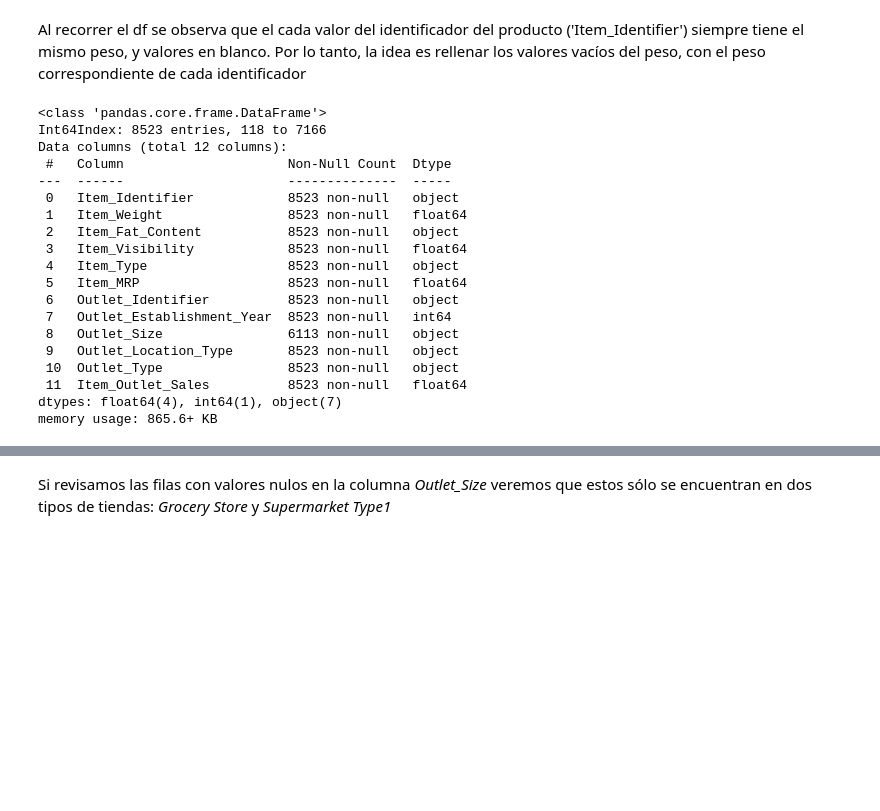
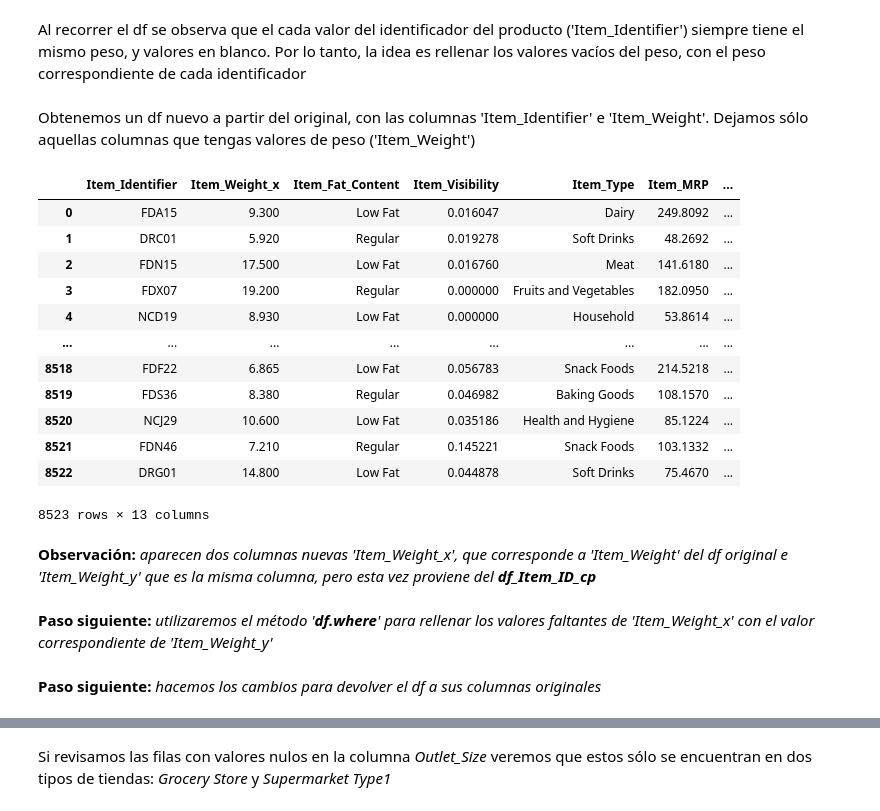
Before and after one commit to javierexe/predicciones-de-ventas, a Jupyter notebook: Proyecto_1.ipynb, the cells around one changed output, grey strips where cells are left out. Saved outputs shown, nothing was run; the diff lists cells and outputs as text; code cells hidden in the pictures; blank space fills up the shorter version.

```diff
--- a/Proyecto_1.ipynb
+++ b/Proyecto_1.ipynb
@@ -125,35 +141,31 @@ dtype: int64
 # %% [markdown]
 Al recorrer el df se observa que el cada valor del identificador del producto ('Item_Identifier') siempre tiene el mismo peso, y valores en blanco.
 Por lo tanto, la idea es rellenar los valores vacíos del peso, con el peso correspondiente de cada identificador
-# %%
-#Ordenamos el df por los valores de 'Item_Identifier' y por 'Item_Weight'
-df.sort_values(['Item_Identifier', 'Item_Weight'], ascending=True, inplace=True)
-#df_item.isna().sum()
-# %%
-#con el df ya ordenado, reemplazamos los valores NaN con el método 'ffill' de .fillna()
-#Éste rellena los valores faltantes hacia a bajo reemplazándolos con el último valor no Nulodf['Item_Weight'].fillna(method= 'ffill', inplace=True)
-#df2[['Discount','Fee']] =  df[['Discount','Fee']].fillna('0')
-df['Item_Weight'].fillna(method='ffill', inplace=True)
-# %%
-#rellenamos correctamente los valores nulos de la columna 'Item_Weight'
-df.info()
-# %% [output]
-<class 'pandas.core.frame.DataFrame'>
-Int64Index: 8523 entries, 118 to 7166
-Data columns (total 12 columns):
- #   Column                     Non-Null Count  Dtype
----  ------                     --------------  -----
- 0   Item_Identifier            8523 non-null   object
- 1   Item_Weight                8523 non-null   float64
- 2   Item_Fat_Content           8523 non-null   object
- 3   Item_Visibility            8523 non-null   float64
- 4   Item_Type                  8523 non-null   object
- 5   Item_MRP                   8523 non-null   float64
- 6   Outlet_Identifier          8523 non-null   object
- 7   Outlet_Establishment_Year  8523 non-null   int64
- 8   Outlet_Size                6113 non-null   object
- 9   Outlet_Location_Type       8523 non-null   object
- 10  Outlet_Type                8523 non-null   object
- 11  Item_Outlet_Sales          8523 non-null   float64
-dtypes: float64(4), int64(1), object(7)
-memory usage: 865.6+ KB
+# %% [markdown]
+Obtenemos un df nuevo a partir del original, con las columnas 'Item_Identifier' e 'Item_Weight'. Dejamos sólo aquellas columnas que tengas valores de peso ('Item_Weight')
+# %%
+# el nuevo df lo llamaremos df_Item_ID_cp
+df_Item_ID_cp = df[['Item_Identifier', 'Item_Weight']]
+df_Item_ID = df_Item_ID_cp[df['Item_Weight'].notna()].drop_duplicates()
+# %%
+# combinamos ambos df (merge) para traer los pesos de cada item
+df = pd.merge(df, df_Item_ID, on ='Item_Identifier', how ='left')
+df
+# %% [output]
+|  | Item_Identifier | Item_Weight_x | Item_Fat_Content | Item_Visibility | Item_Type | Item_MRP | ... |
+| 0 | FDA15 | 9.300 | Low Fat | 0.016047 | Dairy | 249.8092 | ... |
+| 1 | DRC01 | 5.920 | Regular | 0.019278 | Soft Drinks | 48.2692 | ... |
+| 2 | FDN15 | 17.500 | Low Fat | 0.016760 | Meat | 141.6180 | ... |
+| 3 | FDX07 | 19.200 | Regular | 0.000000 | Fruits and Vegetables | 182.0950 | ... |
+| 4 | NCD19 | 8.930 | Low Fat | 0.000000 | Household | 53.8614 | ... |
+| ... | ... | ... | ... | ... | ... | ... | ... |
+| 8518 | FDF22 | 6.865 | Low Fat | 0.056783 | Snack Foods | 214.5218 | ... |
+| 8519 | FDS36 | 8.380 | Regular | 0.046982 | Baking Goods | 108.1570 | ... |
+| 8520 | NCJ29 | 10.600 | Low Fat | 0.035186 | Health and Hygiene | 85.1224 | ... |
+| 8521 | FDN46 | 7.210 | Regular | 0.145221 | Snack Foods | 103.1332 | ... |
+| 8522 | DRG01 | 14.800 | Low Fat | 0.044878 | Soft Drinks | 75.4670 | ... |
+8523 rows × 13 columns
+# %% [markdown]
+**Observación:** *aparecen dos columnas nuevas 'Item_Weight_x', que corresponde a 'Item_Weight' del df original e 'Item_Weight_y' que es la misma columna, pero esta vez proviene del* ***df_Item_ID_cp***
+# %% [markdown]
+**Paso siguiente:** *utilizaremos el método '**df.where**' para rellenar los valores faltantes de 'Item_Weight_x' con el valor correspondiente de 'Item_Weight_y'*
@@ -159,0 +174,2 @@ memory usage: 865.6+ KB
+# %% [markdown]
+**Paso siguiente:** *hacemos los cambios para devolver el df a sus columnas originales*
```
Also changed, not shown: parts of 37 cells of this notebook.
